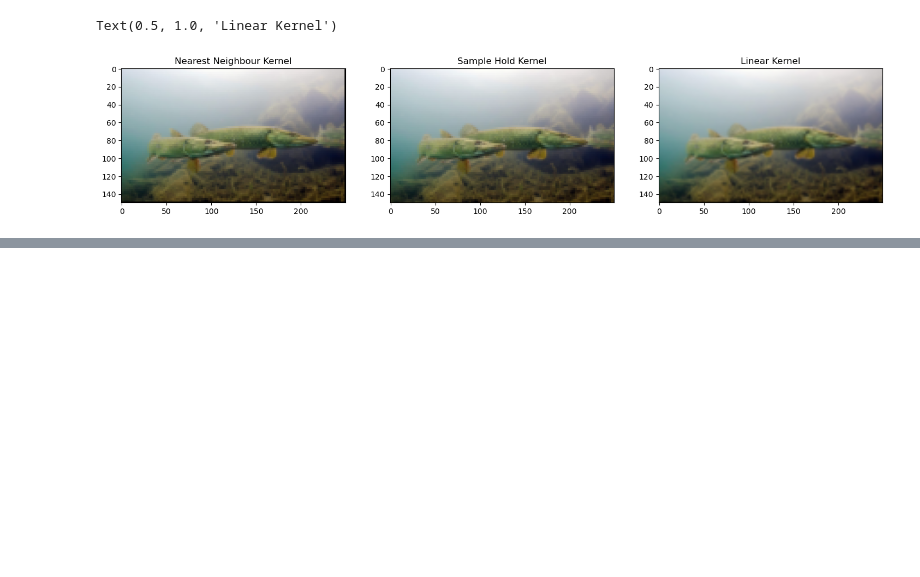
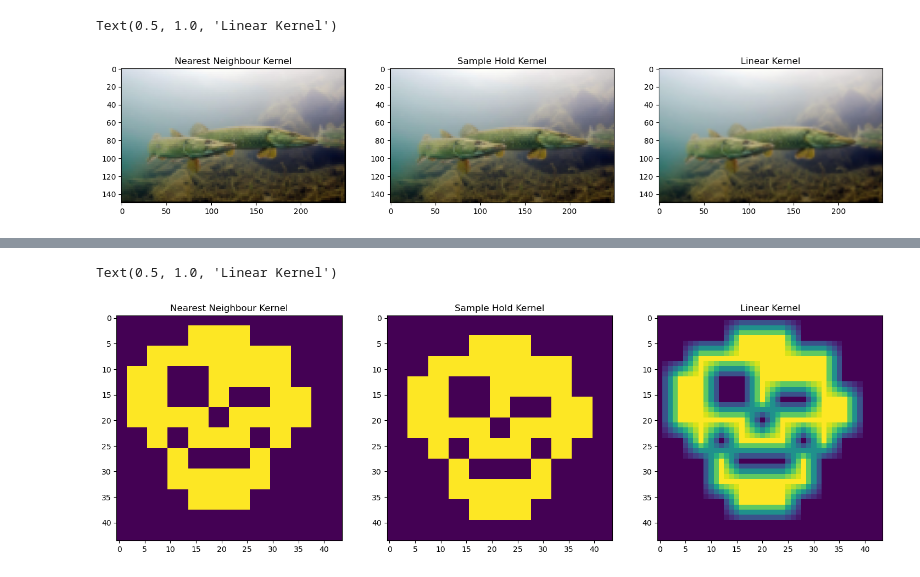
Before and after one commit to hjjakubowski/SIOC_LAB, a Jupyter notebook: Lab 4/2D interpolation.ipynb, the cells around one changed output, grey strips where cells are left out. Cells and saved outputs as stored; diff of their text form; code cells hidden in the pictures; blank space fills up the shorter version.

```diff
--- a/Lab 4/2D interpolation.ipynb
+++ b/Lab 4/2D interpolation.ipynb
@@ -118,0 +130,23 @@ hn_interp.shape
+# %%
+hn_interp = image_interpolate2d(eddie, ratio=4, kernel_function=nearest_neighbour_kernel)
+hs_interp = image_interpolate2d(eddie, ratio=4, kernel_function=sample_hold_kernel)
+hl_interp = image_interpolate2d(eddie, ratio=4, kernel_function=linear_kernel)
+
+
+plt.figure(figsize=(18, 6))
+
+plt.subplot(1, 3, 1)
+plt.imshow(hn_interp)
+plt.title("Nearest Neighbour Kernel")
+
+
+plt.subplot(1, 3, 2)
+plt.imshow(hs_interp)
+plt.title("Sample Hold Kernel")
+
+plt.subplot(1, 3, 3)
+plt.imshow(hl_interp)
+plt.title("Linear Kernel")
+# %% [output]
+Text(0.5, 1.0, 'Linear Kernel')
+[figure, added]
```
Also changed, not shown: parts of 5 cells of this notebook, 2 other files.
